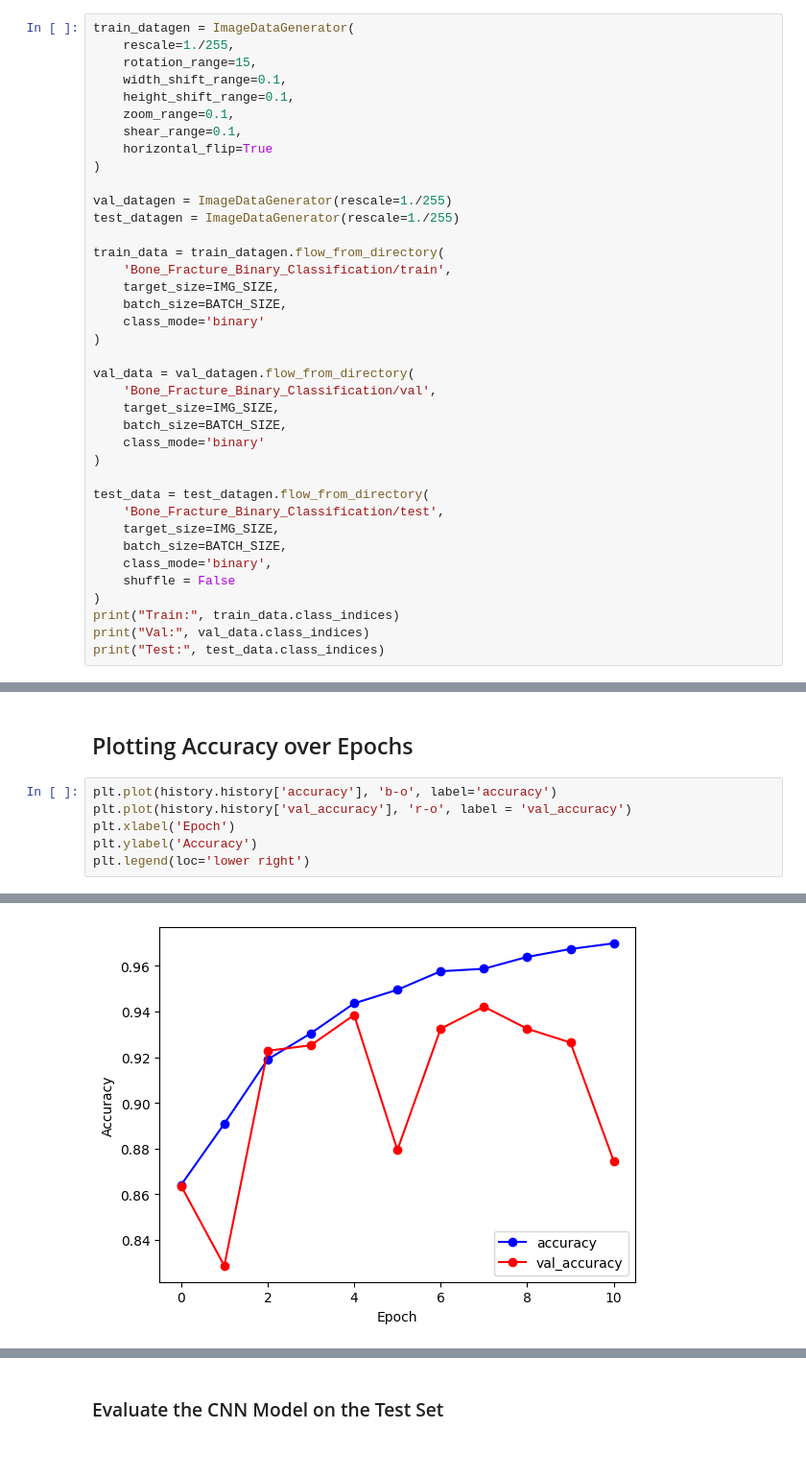
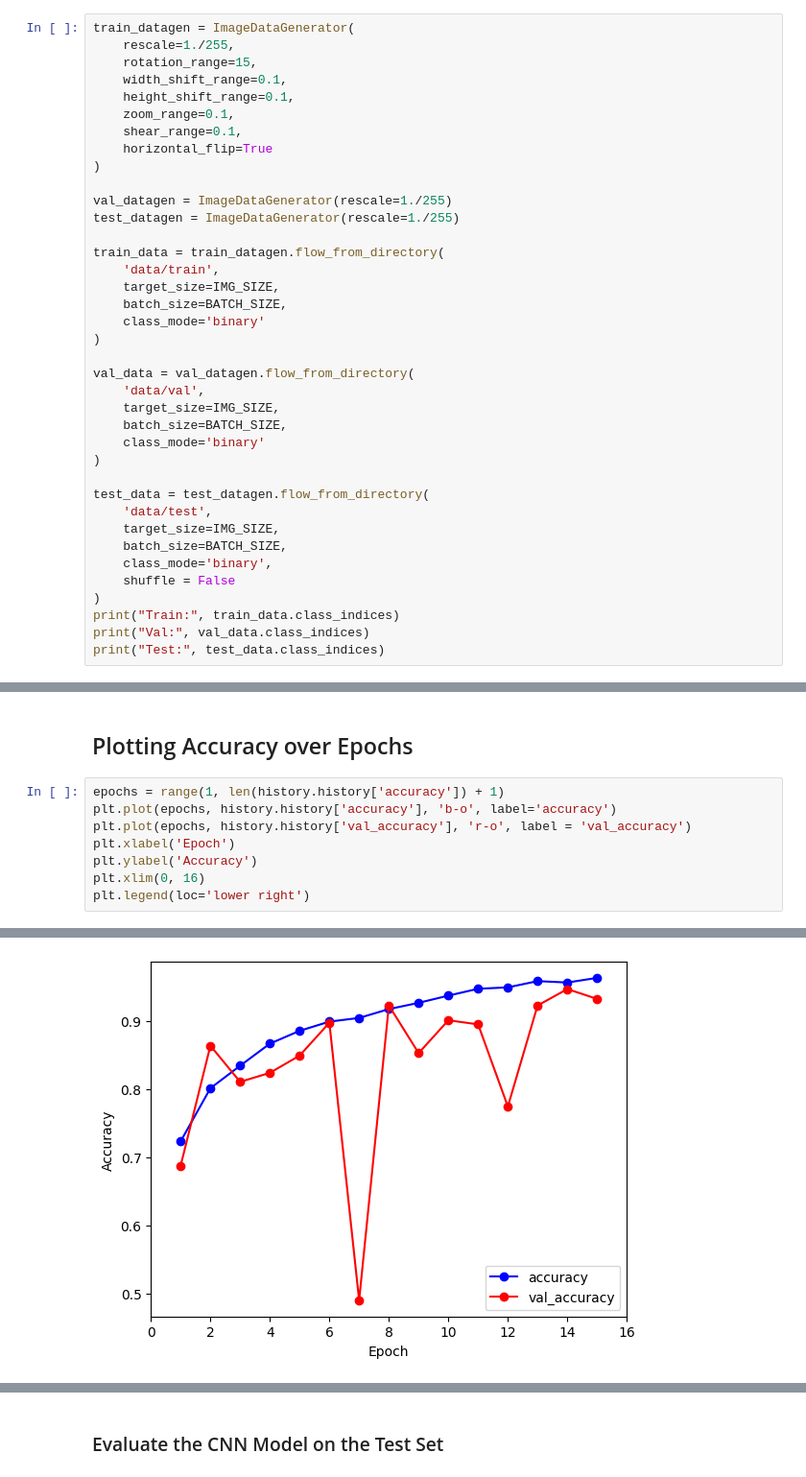
Before and after one commit to diya-vinod/Bone-Fracture-CNN, a Jupyter notebook: CNNBoneFracture.ipynb, the cells around one changed output, grey strips where cells are left out. Shown at 96% size. Cells and saved outputs as stored; diff of their text form.

```diff
--- a/CNNBoneFracture.ipynb
+++ b/CNNBoneFracture.ipynb
@@ -39,21 +40,21 @@ val_datagen = ImageDataGenerator(rescale=1./255)
 test_datagen = ImageDataGenerator(rescale=1./255)
 
 train_data = train_datagen.flow_from_directory(
-    'Bone_Fracture_Binary_Classification/train',
+    'data/train',
     target_size=IMG_SIZE,
     batch_size=BATCH_SIZE,
     class_mode='binary'
 )
 
 val_data = val_datagen.flow_from_directory(
-    'Bone_Fracture_Binary_Classification/val',
+    'data/val',
     target_size=IMG_SIZE,
     batch_size=BATCH_SIZE,
     class_mode='binary'
 )
 
 test_data = test_datagen.flow_from_directory(
-    'Bone_Fracture_Binary_Classification/test',
+    'data/test',
     target_size=IMG_SIZE,
     batch_size=BATCH_SIZE,
     class_mode='binary',
@@ -198,12 +202,14 @@ Epoch 11/15
 # %% [markdown]
 ## Plotting Accuracy over Epochs
 # %%
-plt.plot(history.history['accuracy'], 'b-o', label='accuracy')
-plt.plot(history.history['val_accuracy'], 'r-o', label = 'val_accuracy')
+epochs = range(1, len(history.history['accuracy']) + 1)
+plt.plot(epochs, history.history['accuracy'], 'b-o', label='accuracy')
+plt.plot(epochs, history.history['val_accuracy'], 'r-o', label = 'val_accuracy')
 plt.xlabel('Epoch')
 plt.ylabel('Accuracy')
+plt.xlim(0, 16)
 plt.legend(loc='lower right')
 # %% [output]
 <matplotlib.legend.Legend at 0x...>
-[figure, old version]
+[figure, new version]
 # %%
```
Also changed, not shown: parts of 8 cells of this notebook.
